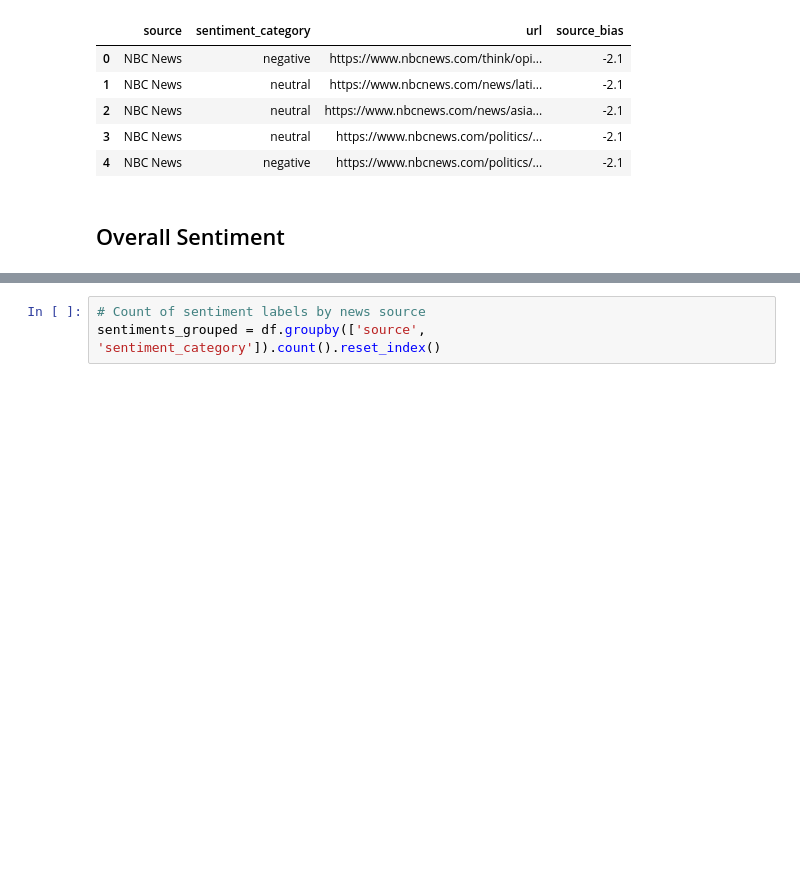
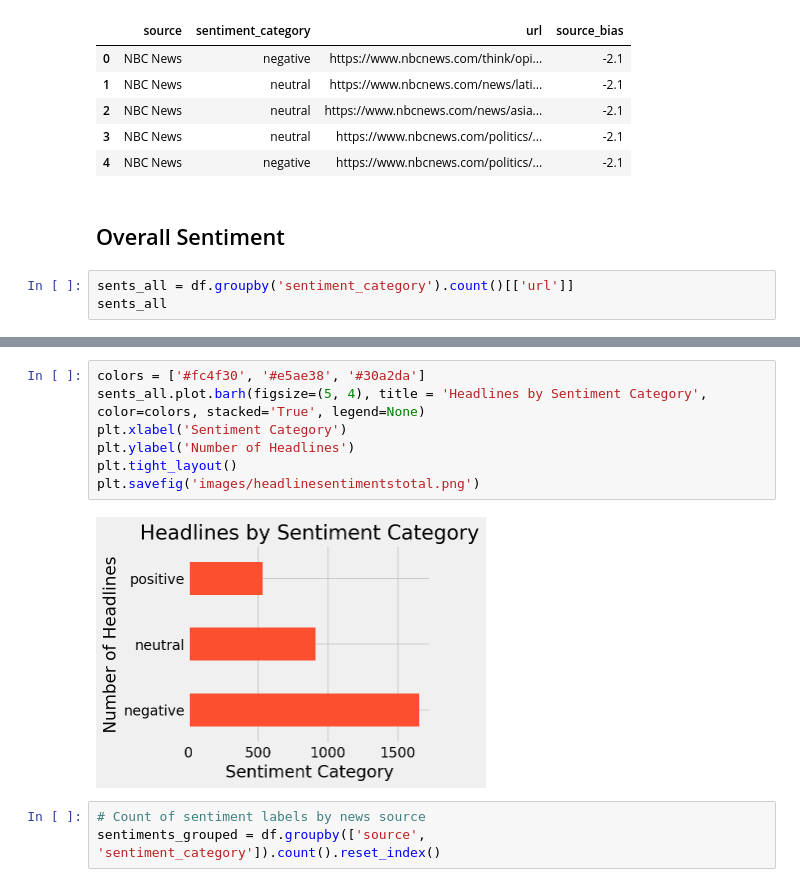
Before and after one commit to James-Ashley/sentiment-analysis-dashboard, a Jupyter notebook: sentiment_analysis/data_analysis.ipynb, the cells around one changed output, grey strips where cells are left out. Drawn from its saved outputs; the diff is of its cells as text; blank space fills up the shorter version.

Commit message:
total headlines by sentiment category

```diff
--- a/sentiment_analysis/data_analysis.ipynb
+++ b/sentiment_analysis/data_analysis.ipynb
@@ -67,3 +67,6 @@ df.head()
 | 4 | NBC News | negative | https://www.nbcnews.com/politics/... | -2.1 |
 # %% [markdown]
 ## Overall Sentiment
+# %%
+sents_all = df.groupby('sentiment_category').count()[['url']]
+sents_all
@@ -70,3 +79,12 @@ df.head()
+# %%
+colors = ['#fc4f30', '#e5ae38', '#30a2da']
+sents_all.plot.barh(figsize=(5, 4), title = 'Headlines by Sentiment Category', color=colors, stacked='True', legend=None)
+plt.xlabel('Sentiment Category')
+plt.ylabel('Number of Headlines')
+plt.tight_layout()
+plt.savefig('images/headlinesentimentstotal.png')
+# %% [output]
+[figure, added]
 # %%
 # Count of sentiment labels by news source
 sentiments_grouped = df.groupby(['source', 'sentiment_category']).count().reset_index()
```
Also changed, not shown: parts of 1 cell of this notebook, 1 other file.
